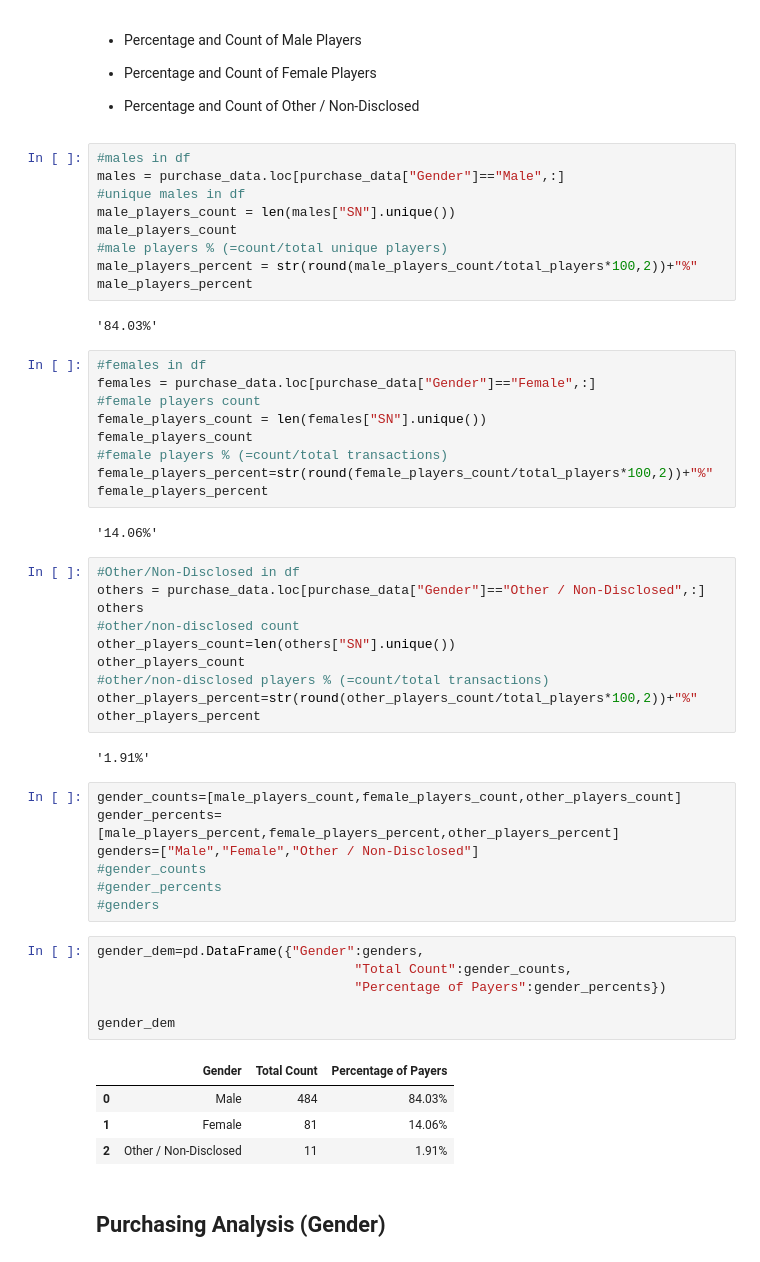
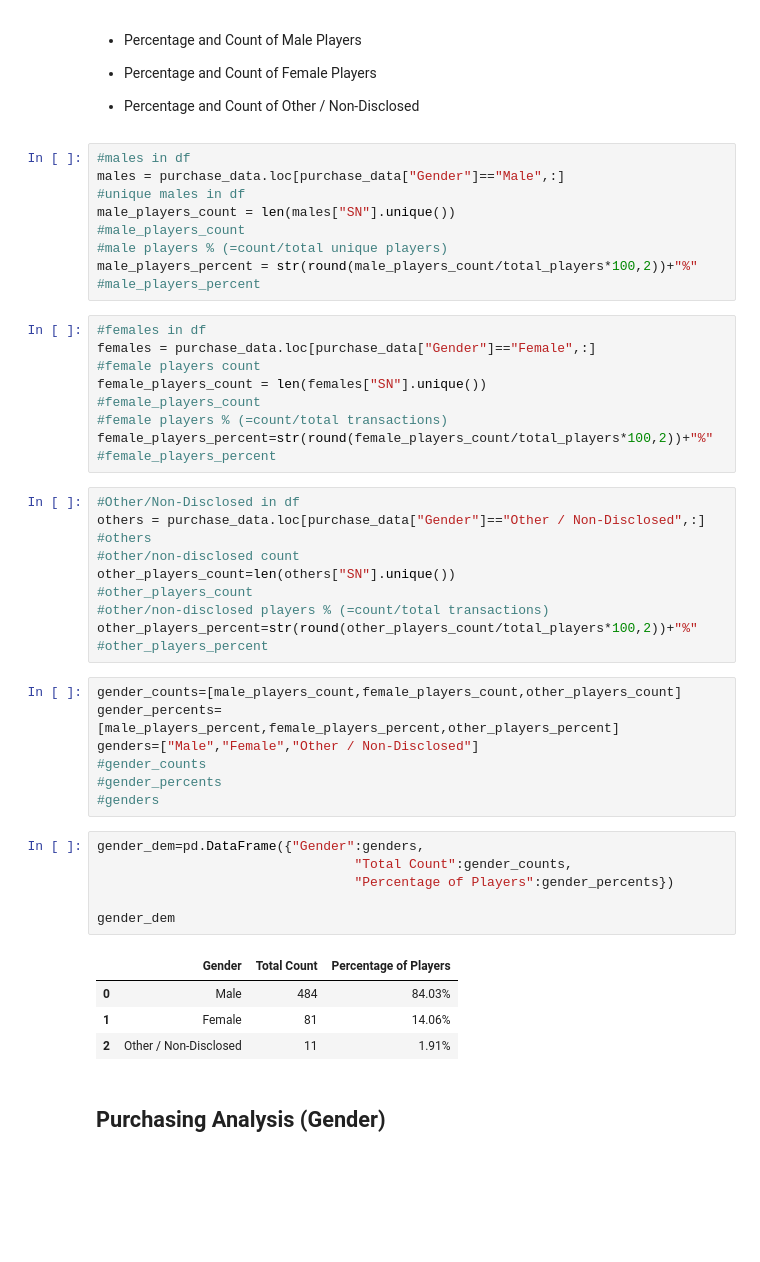
Before and after one commit to madeleine-tenenbaum/pandas-challenge, a Jupyter notebook: HeroesOfPymoli/HeroesOfPymoli_starter.ipynb, the cells around one changed output. Saved outputs shown, nothing was run; the diff lists cells and outputs as text; blank space fills up the shorter version.

```diff
--- a/HeroesOfPymoli/HeroesOfPymoli_starter.ipynb
+++ b/HeroesOfPymoli/HeroesOfPymoli_starter.ipynb
@@ -93,35 +92,29 @@ purchasing_summary
 males = purchase_data.loc[purchase_data["Gender"]=="Male",:]
 #unique males in df
 male_players_count = len(males["SN"].unique())
-male_players_count
+#male_players_count
 #male players % (=count/total unique players)
 male_players_percent = str(round(male_players_count/total_players*100,2))+"%"
-male_players_percent
+#male_players_percent
-# %% [output]
-'84.03%'
 # %%
 #females in df
 females = purchase_data.loc[purchase_data["Gender"]=="Female",:]
 #female players count
 female_players_count = len(females["SN"].unique())
-female_players_count
+#female_players_count
 #female players % (=count/total transactions)
 female_players_percent=str(round(female_players_count/total_players*100,2))+"%"
-female_players_percent
+#female_players_percent
-# %% [output]
-'14.06%'
 # %%
 #Other/Non-Disclosed in df
 others = purchase_data.loc[purchase_data["Gender"]=="Other / Non-Disclosed",:]
-others
+#others
 #other/non-disclosed count
 other_players_count=len(others["SN"].unique())
-other_players_count
+#other_players_count
 #other/non-disclosed players % (=count/total transactions)
 other_players_percent=str(round(other_players_count/total_players*100,2))+"%"
-other_players_percent
+#other_players_percent
-# %% [output]
-'1.91%'
 # %%
 gender_counts=[male_players_count,female_players_count,other_players_count]
 gender_percents=[male_players_percent,female_players_percent,other_players_percent]
@@ -132,11 +125,11 @@ genders=["Male","Female","Other / Non-Disclosed"]
 # %%
 gender_dem=pd.DataFrame({"Gender":genders,
                                  "Total Count":gender_counts,
-                                 "Percentage of Payers":gender_percents})
+                                 "Percentage of Players":gender_percents})
 
 gender_dem
 # %% [output]
-|  | Gender | Total Count | Percentage of Payers |
+|  | Gender | Total Count | Percentage of Players |
 | 0 | Male | 484 | 84.03% |
 | 1 | Female | 81 | 14.06% |
 | 2 | Other / Non-Disclosed | 11 | 1.91% |
```
Also changed, not shown: parts of 33 cells of this notebook.
